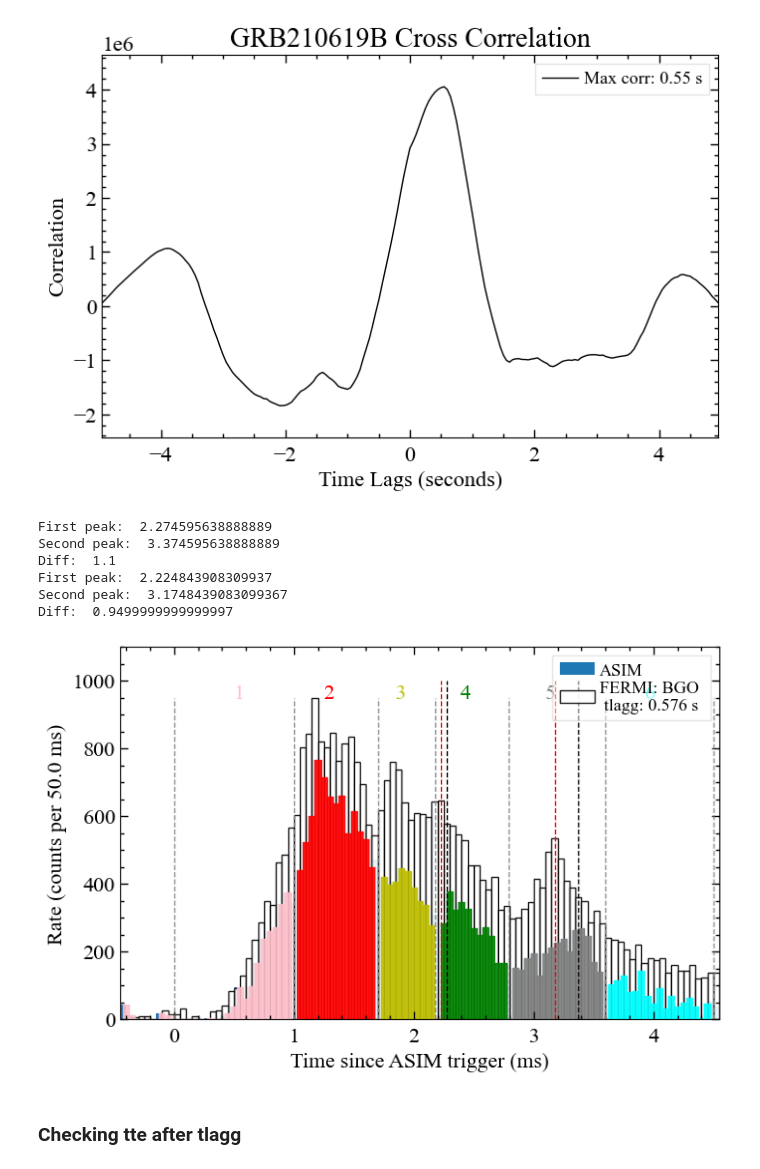
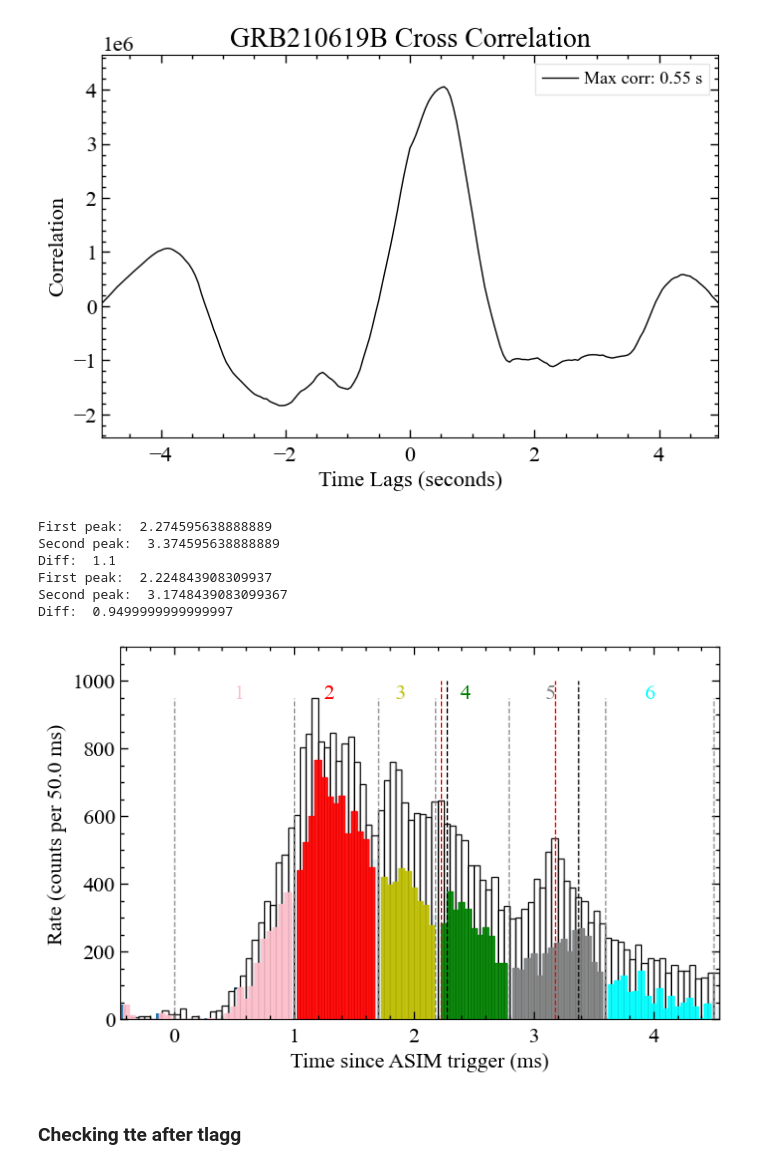
Before and after one commit to AndreasRamsli/GRB, a Jupyter notebook: xspec/FERMI/GRB210619B/GRB210619B_extract_files.ipynb, the cells around one changed output. Saved outputs shown, nothing was run; the diff lists cells and outputs as text; code cells hidden in the pictures.

```diff
--- a/xspec/FERMI/GRB210619B/GRB210619B_extract_files.ipynb
+++ b/xspec/FERMI/GRB210619B/GRB210619B_extract_files.ipynb
@@ -392,35 +392,35 @@ for i,lc in enumerate([asimLC,fermiLC]):
     count_interval = lc.counts[iIntStart:iIntEnd]
     iMaxCount = find_nearest(count_interval,max(count_interval))
     T2_peak = bin_interval[iMaxCount]
     print("Second peak: ",bin_interval[iMaxCount])
     if i == 0:
         ax.vlines(x=bin_interval[iMaxCount],ymin=0,ymax=1e3,color="black",linestyle="--")
     else:
         ax.vlines(x=bin_interval[iMaxCount],ymin=0,ymax=1e3,color="r",linestyle="--")
     print("Diff: ", T2_peak-T1_peak)
 
 
 txtUpperLimit = max(fermiLC.counts)
 ax.vlines(x=[T0,T1,T2,T3,T4,T5,T6],ymin=[0]*7,ymax=[txtUpperLimit]*7,color="grey",alpha=0.9,linestyle="--")
-plt.legend(loc="upper right")
+#plt.legend(loc="upper right")
 
 
 ax.text((T1+T0)/2,txtUpperLimit,"1",fontsize=16,c="pink")
 ax.text((T2+T1-0.2)/2,txtUpperLimit,"2",fontsize=16,c="red")
 ax.text((T3+T2-0.2)/2,txtUpperLimit,"3",fontsize=16,c="y")
 ax.text((T4+T3-0.2)/2,txtUpperLimit,"4",fontsize=16,c="g")
 ax.text((T5+T4-0.2)/2,txtUpperLimit,"5",fontsize=16,c="grey")
 ax.text((T6+T5-0.25)/2,txtUpperLimit,"6",fontsize=16,c="cyan")
 #plt.savefig("/Home/siv30/wad005/master/GRB/xspec/GRB210619B/CrossCorrolation/newOverlappingLC_asim_fermi_700ms_tlagg.pdf")
 plt.show()
 # %% [output]
 First peak:  2.274595638888889
 Second peak:  3.374595638888889
 Diff:  1.1
 First peak:  2.224843908309937
 Second peak:  3.1748439083099367
 Diff:  0.9499999999999997
-[figure, old version]
+[figure, new version]
 # %%
 #TODO: Choose tlagg = 0.576 and select timeinterval 3,4 and see if they are seperated like ASIM lc shows
 #Another thing to do is to make the bins for fermi be equal to asimBins
```
Also changed, not shown: parts of 2 cells of this notebook.
